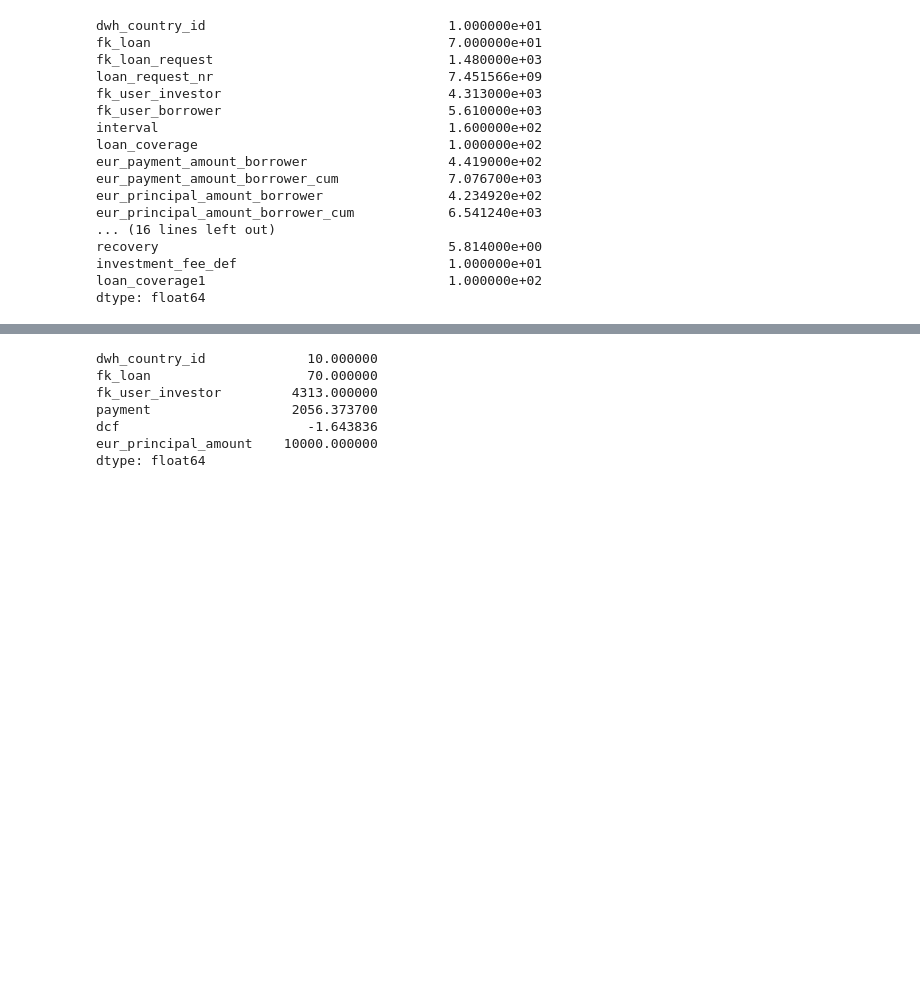
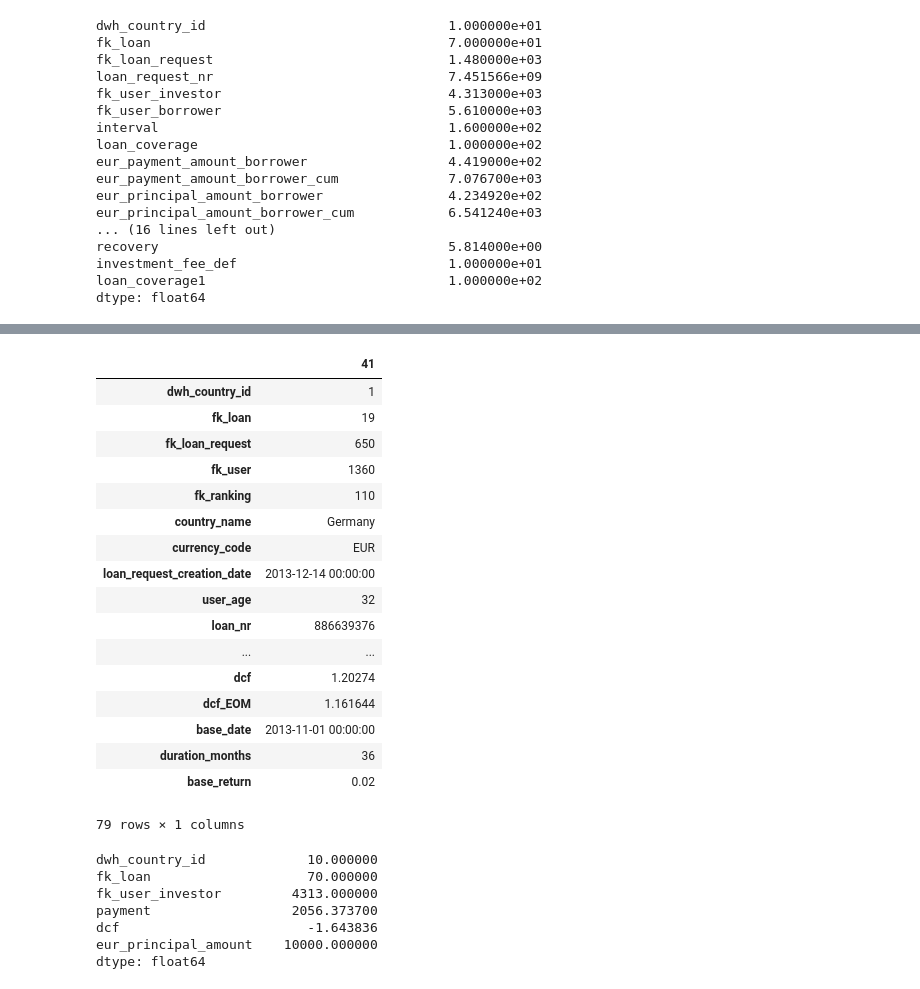
Before and after one commit to seanv507/lendico, a Jupyter notebook: Projects/Returns/src/returns01.ipynb, the cells around one changed output, grey strips where cells are left out. Saved outputs shown, nothing was run; the diff lists cells and outputs as text; code cells hidden in the pictures; blank space fills up the shorter version.

```diff
--- a/Projects/Returns/src/returns01.ipynb
+++ b/Projects/Returns/src/returns01.ipynb
@@ -685,5 +777,26 @@ g=[zx.groupby(['dwh_country_id','fk_loan','dcf']).payment.sum().reset_index('dcf
 # %%
 g1=pd.concat([ga.reset_index() for ga in g])
+# %%
+loans_cnt[loans_cnt.fk_loan==19].T
+# %% [output]
+|  | 41 |
+| dwh_country_id | 1 |
+| fk_loan | 19 |
+| fk_loan_request | 650 |
+| fk_user | 1360 |
+| fk_ranking | 110 |
+| country_name | Germany |
+| currency_code | EUR |
+| loan_request_creation_date | 2013-12-14 00:00:00 |
+| user_age | 32 |
+| loan_nr | 886639376 |
+| ... | ... |
+| dcf | 1.20274 |
+| dcf_EOM | 1.161644 |
+| base_date | 2013-11-01 00:00:00 |
+| duration_months | 36 |
+| base_return | 0.02 |
+79 rows × 1 columns
 # %%
 g1.to_clipboard()
 # %%
```
Also changed, not shown: parts of 9 cells of this notebook, 1 other file.
